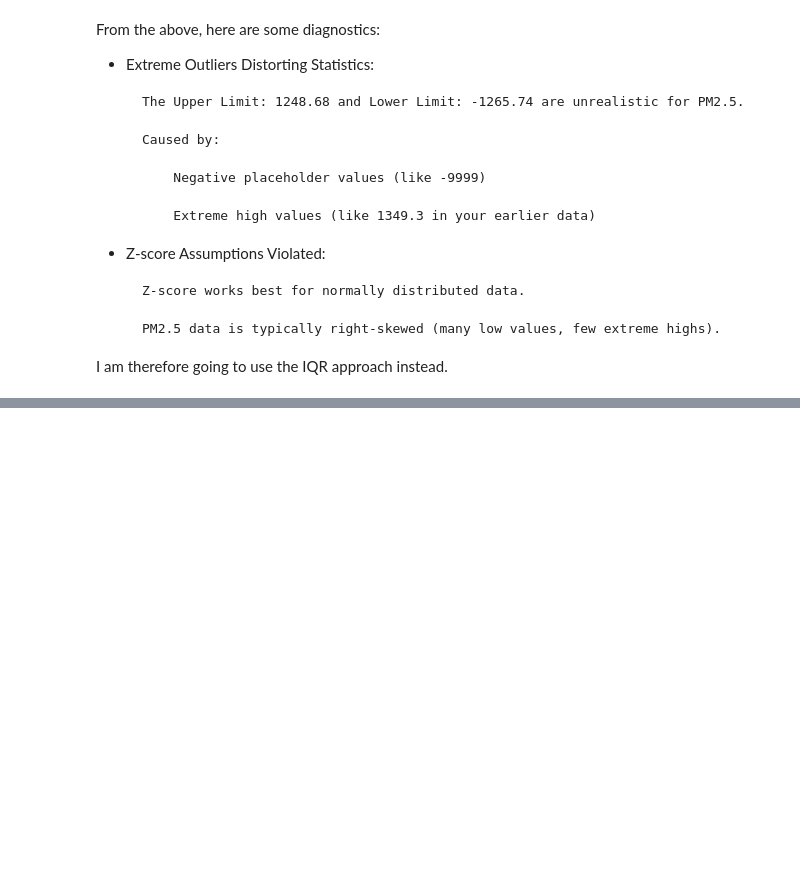
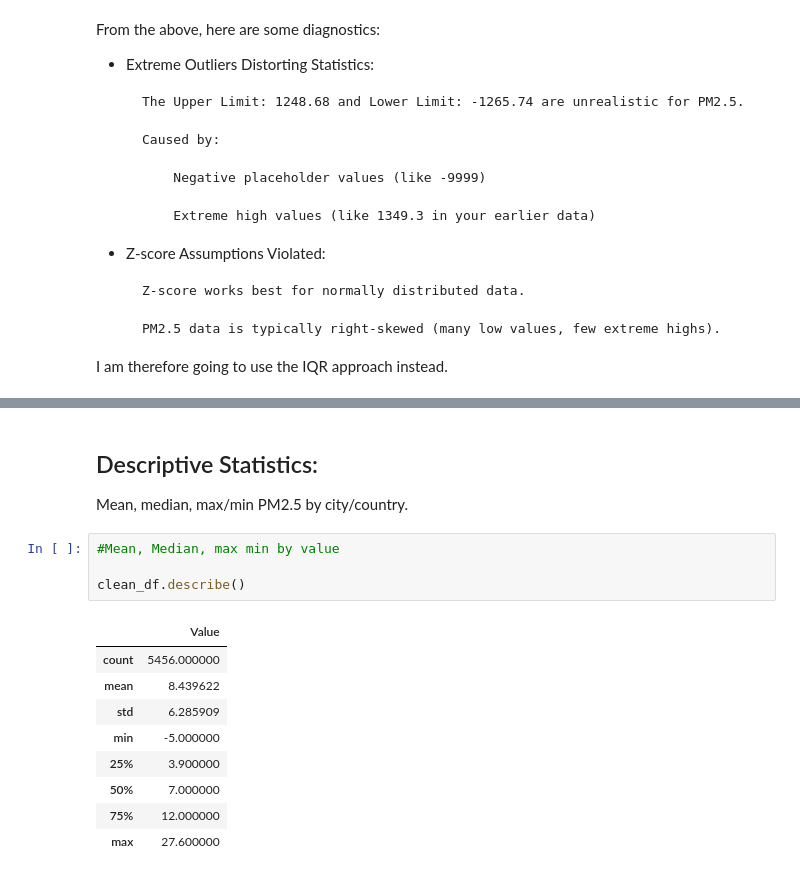
Before and after one commit to ak-boateng/air-quality-index, a Jupyter notebook: Air_Quality_Index_Project.ipynb, the cells around one changed output, grey strips where cells are left out. Saved outputs shown, nothing was run; the diff lists cells and outputs as text; blank space fills up the shorter version.

```diff
--- a/Air_Quality_Index_Project.ipynb
+++ b/Air_Quality_Index_Project.ipynb
@@ -309,0 +330,17 @@ I am therefore going to use the IQR approach instead.
+# %% [markdown]
+## Descriptive Statistics:
+Mean, median, max/min PM2.5 by city/country.
+# %%
+#Mean, Median, max min by value
+
+clean_df.describe()
+# %% [output]
+|  | Value |
+| count | 5456.000000 |
+| mean | 8.439622 |
+| std | 6.285909 |
+| min | -5.000000 |
+| 25% | 3.900000 |
+| 50% | 7.000000 |
+| 75% | 12.000000 |
+| max | 27.600000 |
```
Also changed, not shown: parts of 6 cells of this notebook.
